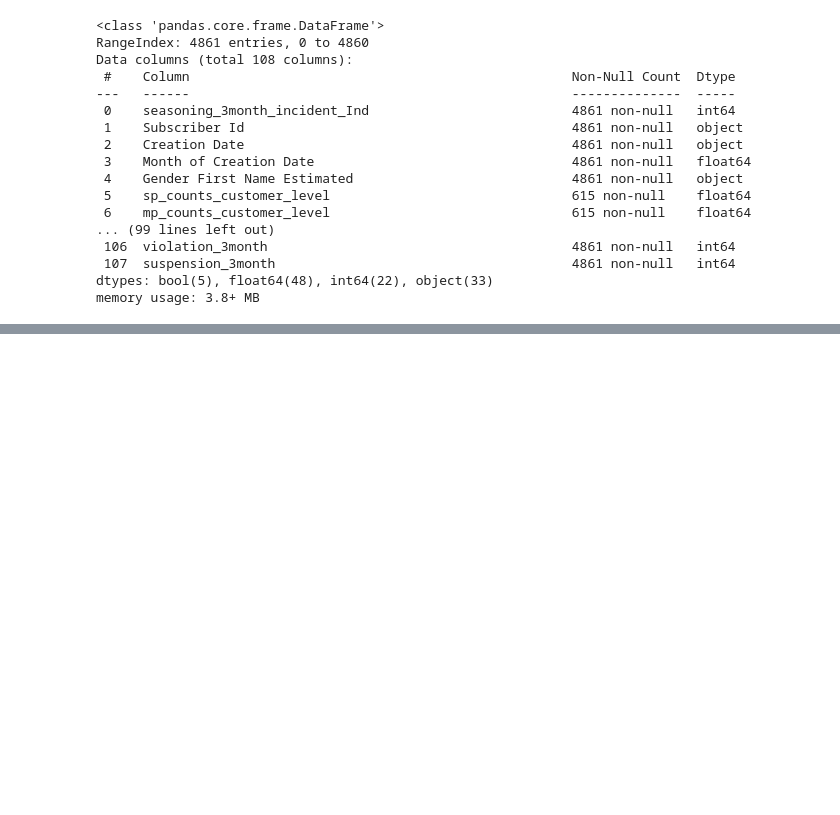
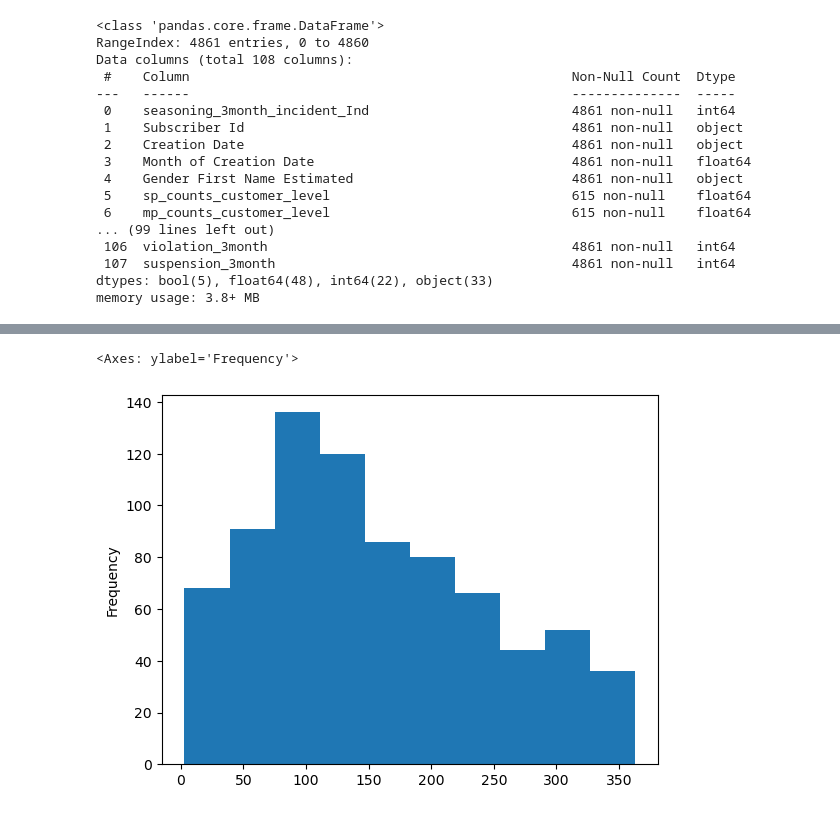
Before and after one commit to wuyaqi55/flexcar_incidents, a Jupyter notebook: incidents_customer_level.ipynb, the cells around one changed output, grey strips where cells are left out. Cells and saved outputs as stored; diff of their text form; code cells hidden in the pictures; blank space fills up the shorter version.

```diff
--- a/incidents_customer_level.ipynb
+++ b/incidents_customer_level.ipynb
@@ -146,0 +153,3 @@ weighted avg       0.94      0.96      0.95      1459
+# %%
+data = pd.read_csv('../data/incident_data_all.csv')
+data.info(verbose=True)
@@ -146,0 +174,5 @@ weighted avg       0.94      0.96      0.95      1459
+# %%
+data['days_run_in_accident'].plot(kind='hist')
+# %% [output]
+<Axes: ylabel='Frequency'>
+[figure, added]
```
Also changed, not shown: parts of 13 cells of this notebook.
